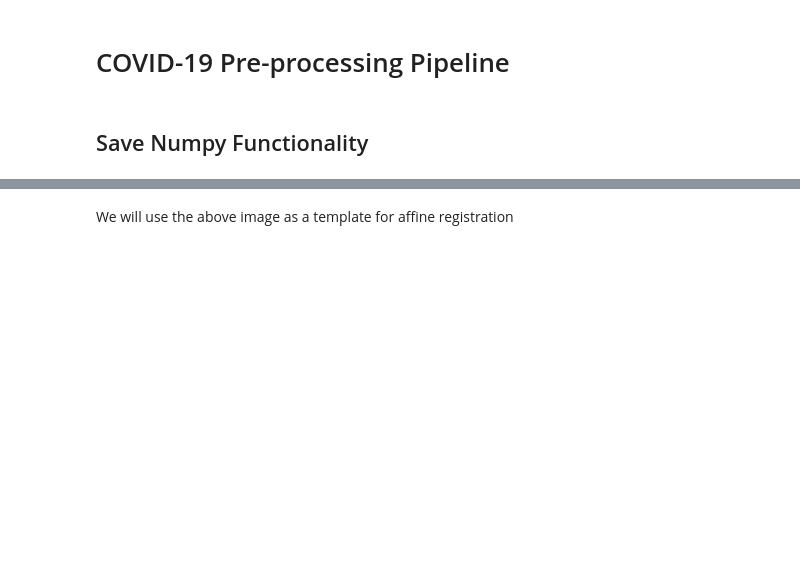
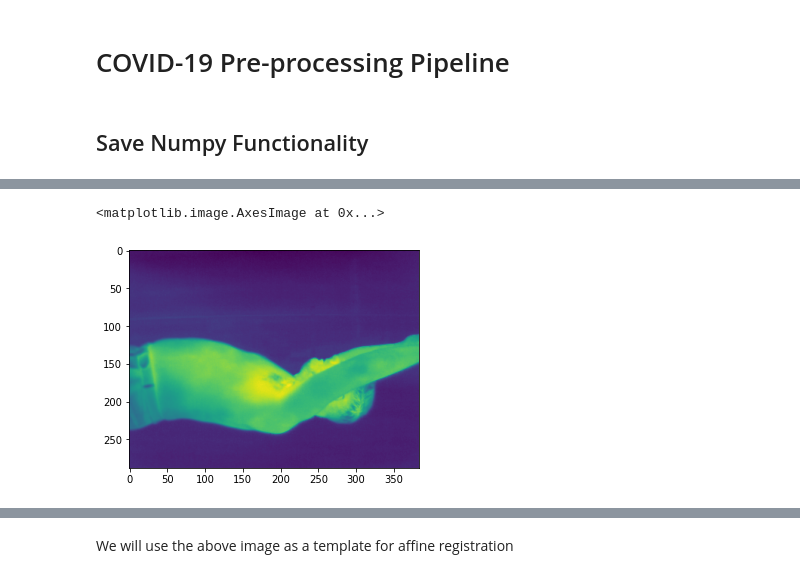
Before and after one commit to jxiang1997/covid_pre_process, a Jupyter notebook: scripts/pre_process.ipynb, the cells around one changed output, grey strips where cells are left out. Drawn from its saved outputs; the diff is of its cells as text; code cells hidden in the pictures; blank space fills up the shorter version.

```diff
--- a/scripts/pre_process.ipynb
+++ b/scripts/pre_process.ipynb
@@ -42,0 +93,5 @@ plt.imshow(thermal_template)
+# %%
+plt.imshow(left_thermal_template)
+# %% [output]
+<matplotlib.image.AxesImage at 0x...>
+[figure, added]
```
Also changed, not shown: parts of 37 cells of this notebook, 2 other files.
